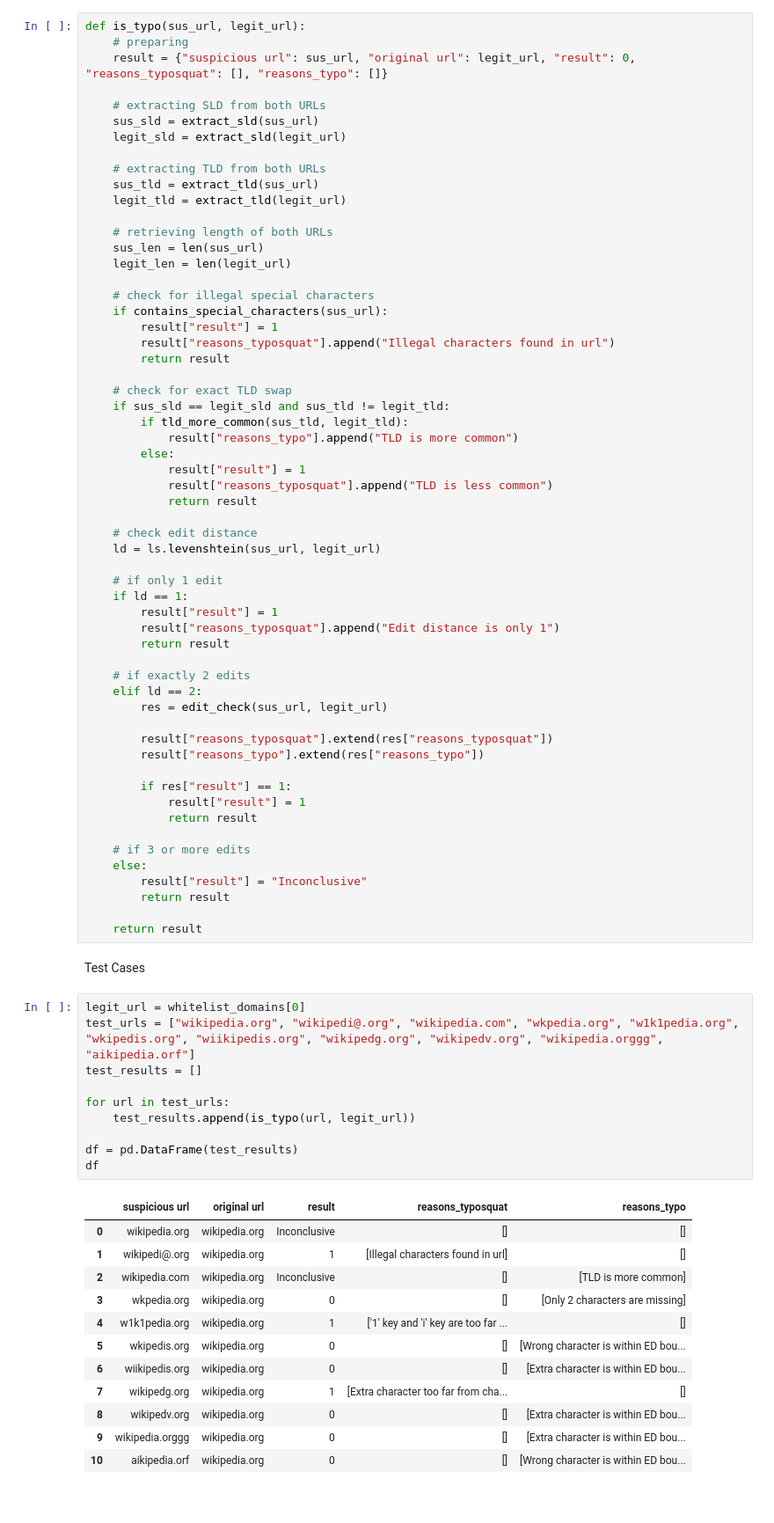
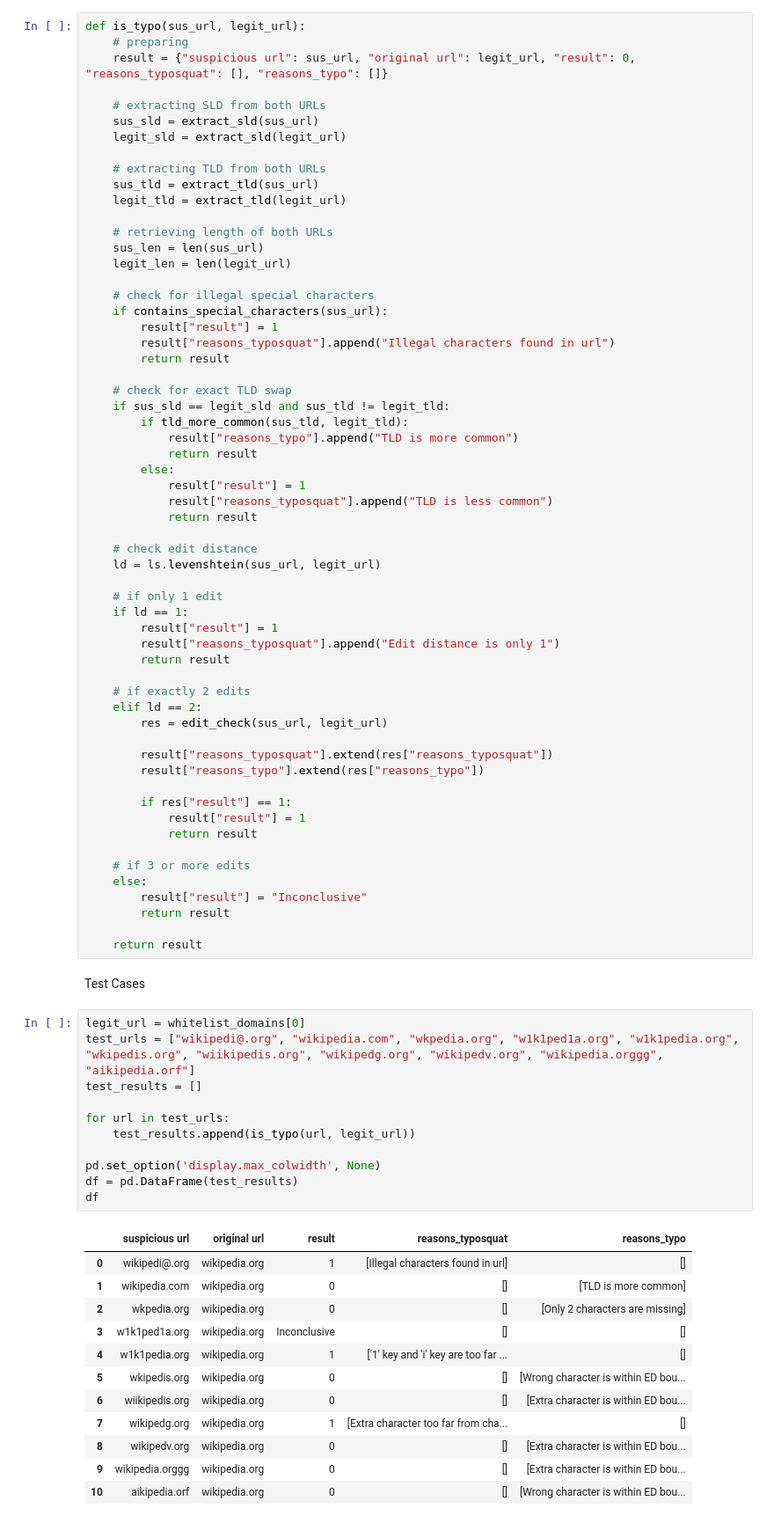
Before and after one commit to georginacyc/Internship, a Jupyter notebook: Typosquatting/TypoSquatting.ipynb, the cells around one changed output. Shown at 88% size. Drawn from its saved outputs; the diff is of its cells as text.

```diff
--- a/Typosquatting/TypoSquatting.ipynb
+++ b/Typosquatting/TypoSquatting.ipynb
@@ -755,6 +755,7 @@ def is_typo(sus_url, legit_url):
     if sus_sld == legit_sld and sus_tld != legit_tld:
         if tld_more_common(sus_tld, legit_tld):
             result["reasons_typo"].append("TLD is more common")
+            return result
         else:
             result["result"] = 1
             result["reasons_typosquat"].append("TLD is less common")
@@ -790,20 +791,21 @@ def is_typo(sus_url, legit_url):
 Test Cases
 # %%
 legit_url = whitelist_domains[0]
-test_urls = ["wikipedia.org", "wikipedi@.org", "wikipedia.com", "wkpedia.org", "w1k1pedia.org", "wkipedis.org", "wiikipedis.org", "wikipedg.org", "wikipedv.org", "wikipedia.orggg", "aikipedia.orf"]
+test_urls = ["wikipedi@.org", "wikipedia.com", "wkpedia.org", "w1k1ped1a.org", "w1k1pedia.org", "wkipedis.org", "wiikipedis.org", "wikipedg.org", "wikipedv.org", "wikipedia.orggg", "aikipedia.orf"]
 test_results = []
 
 for url in test_urls:
     test_results.append(is_typo(url, legit_url))
 
+pd.set_option('display.max_colwidth', None)
 df = pd.DataFrame(test_results)
 df
 # %% [output]
 |  | suspicious url | original url | result | reasons_typosquat | reasons_typo |
-| 0 | wikipedia.org | wikipedia.org | Inconclusive | [] | [] |
-| 1 | wikipedi@.org | wikipedia.org | 1 | [Illegal characters found in url] | [] |
-| 2 | wikipedia.com | wikipedia.org | Inconclusive | [] | [TLD is more common] |
-| 3 | wkpedia.org | wikipedia.org | 0 | [] | [Only 2 characters are missing] |
+| 0 | wikipedi@.org | wikipedia.org | 1 | [Illegal characters found in url] | [] |
+| 1 | wikipedia.com | wikipedia.org | 0 | [] | [TLD is more common] |
+| 2 | wkpedia.org | wikipedia.org | 0 | [] | [Only 2 characters are missing] |
+| 3 | w1k1ped1a.org | wikipedia.org | Inconclusive | [] | [] |
 | 4 | w1k1pedia.org | wikipedia.org | 1 | ['1' key and 'i' key are too far ... | [] |
 | 5 | wkipedis.org | wikipedia.org | 0 | [] | [Wrong character is within ED bou... |
 | 6 | wiikipedis.org | wikipedia.org | 0 | [] | [Extra character is within ED bou... |
```
